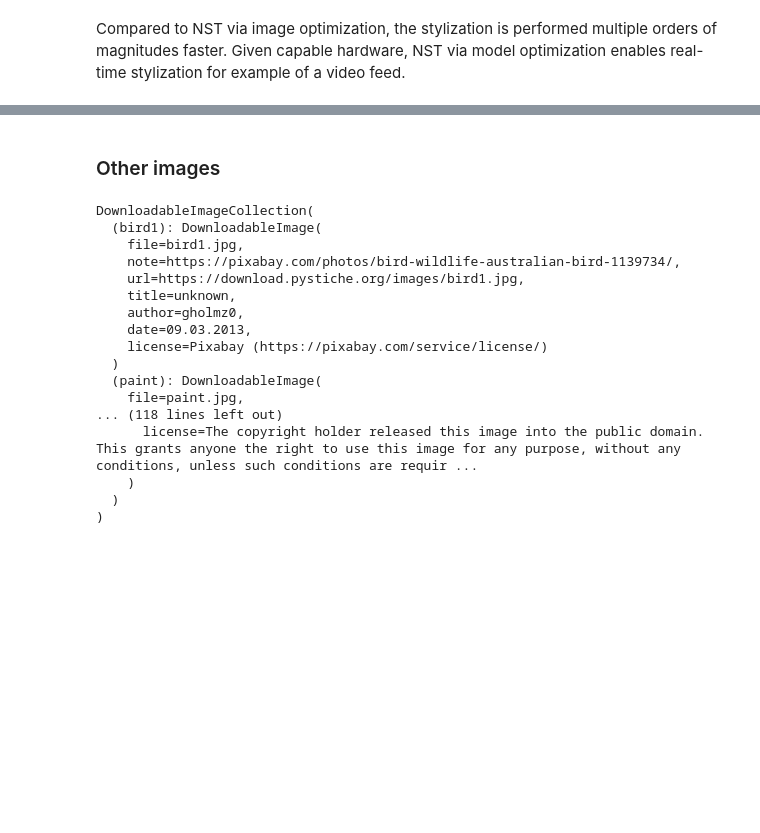
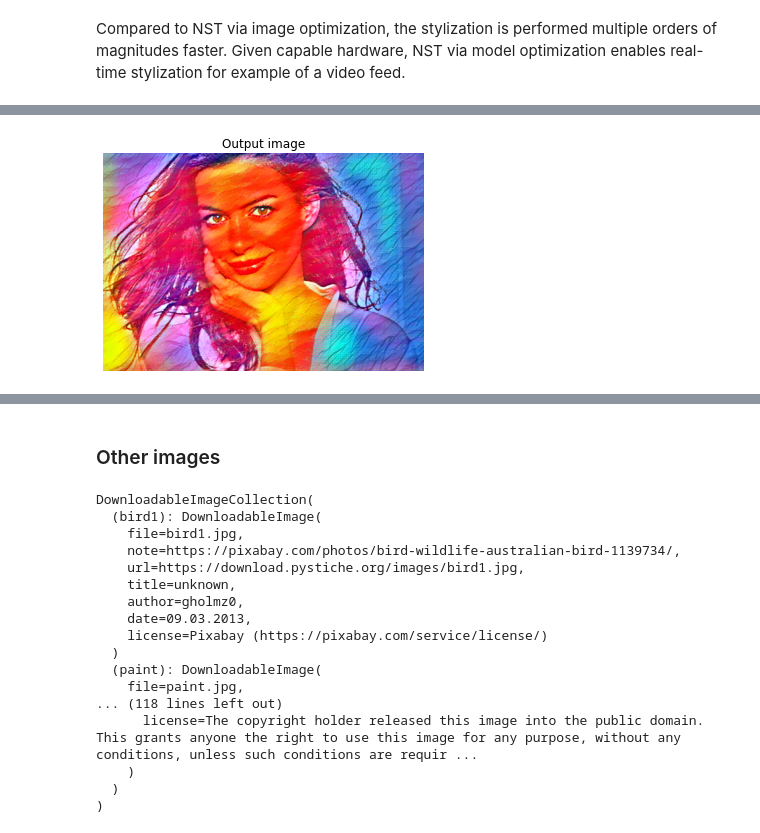
Before and after one commit to PatrykBandyra/StyleTransferSandbox, a Jupyter notebook: 3/example_model_optimization.ipynb, the cells around one changed output, grey strips where cells are left out. Saved outputs shown, nothing was run; the diff lists cells and outputs as text; code cells hidden in the pictures; blank space fills up the shorter version.

```diff
--- a/3/example_model_optimization.ipynb
+++ b/3/example_model_optimization.ipynb
@@ -391,0 +481,4 @@ real-time stylization for example of a video feed.
+# %%
+output_image2 = perform_nst(input_image2)
+# %% [output]
+[figure, added]
```
Also changed, not shown: parts of 6 cells of this notebook, 9 other files.
